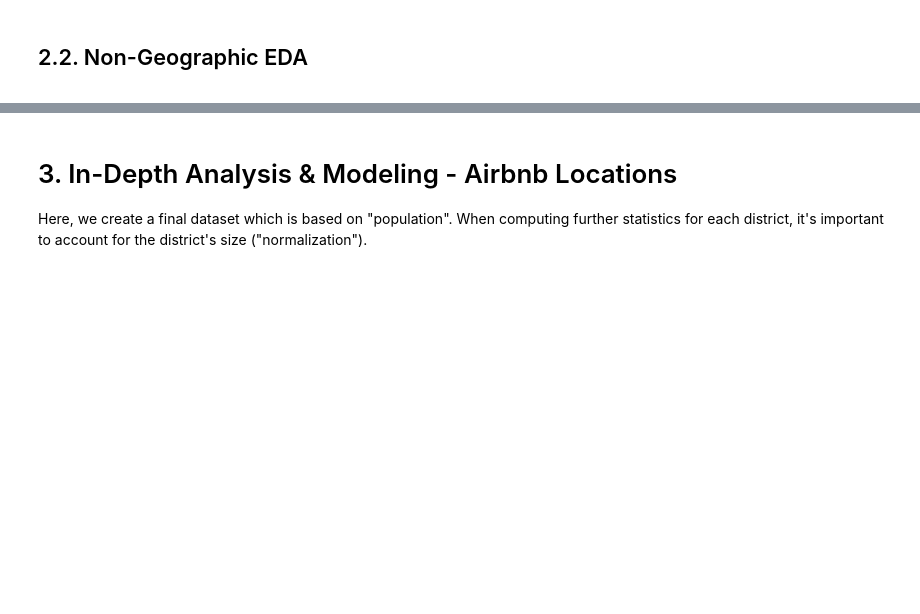
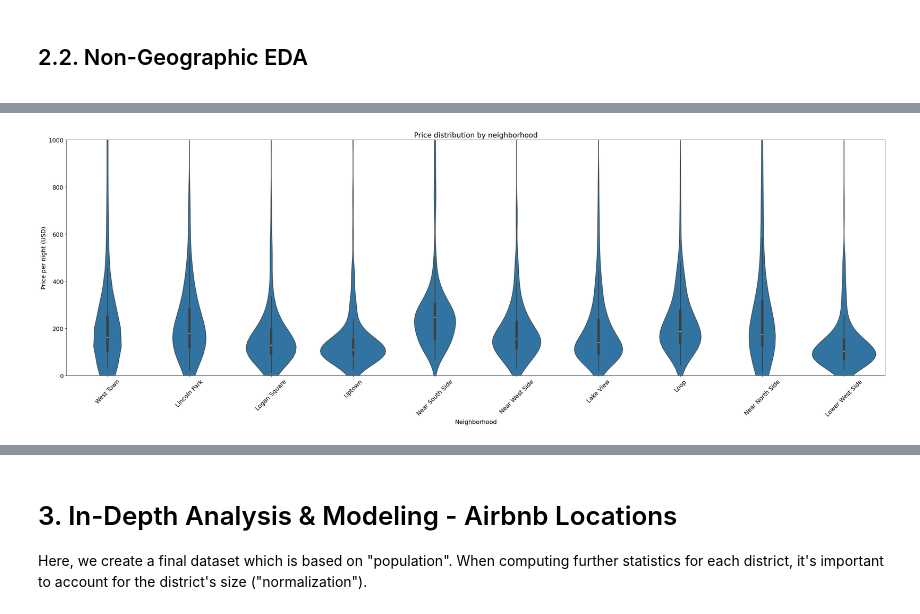
Before and after one commit to MarkusStefan/AirBnB, a Jupyter notebook: main copy.ipynb, the cells around one changed output, grey strips where cells are left out. Cells and saved outputs as stored; diff of their text form; code cells hidden in the pictures; blank space fills up the shorter version.

```diff
--- a/main copy.ipynb
+++ b/main copy.ipynb
@@ -456,13 +729,15 @@ df_top10.head(3)
 # %%
 plt.figure(figsize=(28,10))
 sns.violinplot(data=df_top10, x='neighbourhood_cleansed', y='price')
 plt.rcParams['font.size'] = 14
 plt.xticks(rotation=45)
 plt.xlabel('Neighborhood')
 plt.ylabel('Price per night (USD)')
 plt.title('Price distribution by neighborhood')
-plt.ylim(0, 400)
+plt.ylim(0, 1000)
 plt.tight_layout()
 plt.show()
+# %% [output]
+[figure, added]
 # %%
 gdf_listings[['neighbourhood_cleansed', 'price', 'bedrooms', 'beds', 'accommodates']].groupby('neighbourhood_cleansed').median().sort_values(by='price')
```
Also changed, not shown: parts of 37 cells of this notebook, 13 other files.
